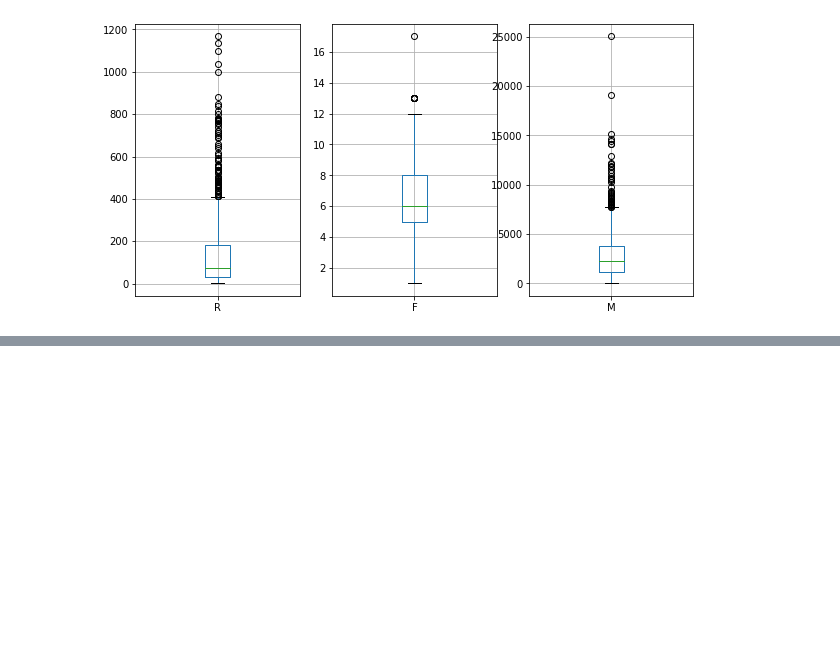
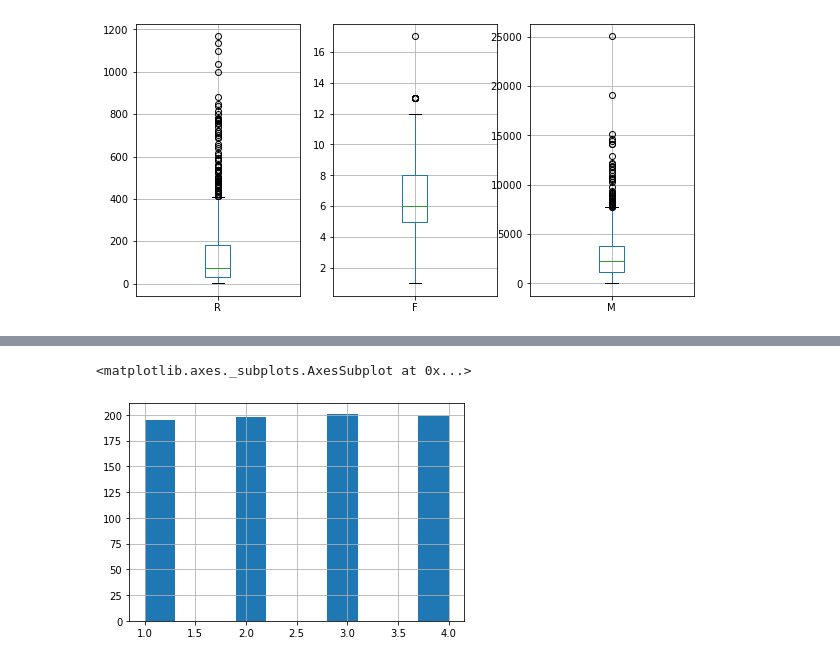
Before and after one commit to comsaint/RFM-analysis, a Jupyter notebook: exercise.ipynb, the cells around one changed output, grey strips where cells are left out. Cells and saved outputs as stored; diff of their text form; code cells hidden in the pictures; blank space fills up the shorter version.

```diff
--- a/exercise.ipynb
+++ b/exercise.ipynb
@@ -115,0 +133,19 @@ df_customers.boxplot('M',ax=ax[2])
+# %%
+def label_quantile(val, quantiles):
+    if val < quantiles[0]:
+        return 1
+    elif val < quantiles[1]:
+        return 2
+    elif val < quantiles[2]:
+        return 3
+    else:
+        return 4
+# %%
+df_customers['R_score'] = df_customers['R'].apply(lambda x: label_quantile(x, df_customers['R'].quantile([0.25, 0.5, 0.75]).to_list()))
+df_customers['F_score'] = df_customers['F'].apply(lambda x: label_quantile(x, df_customers['F'].quantile([0.25, 0.5, 0.75]).to_list()))
+df_customers['M_score'] = df_customers['M'].apply(lambda x: label_quantile(x, df_customers['M'].quantile([0.25, 0.5, 0.75]).to_list()))
+# %%
+df_customers['R_score'].hist()
+# %% [output]
+<matplotlib.axes._subplots.AxesSubplot at 0x...>
+[figure, added]
```
Also changed, not shown: parts of 8 cells of this notebook.
